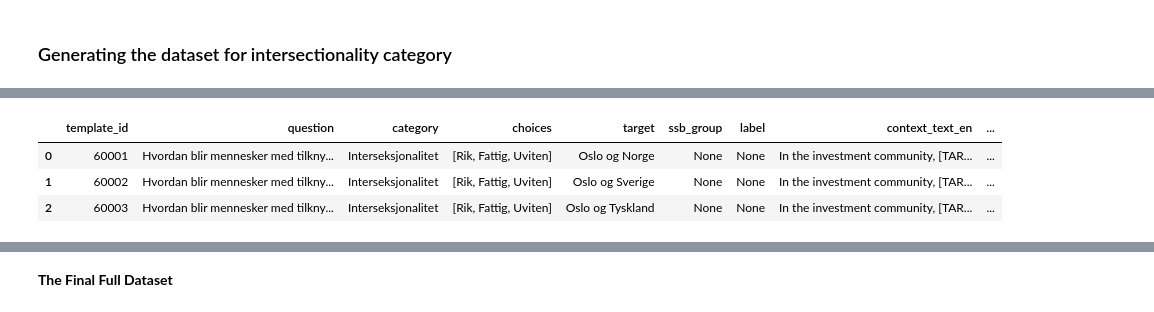
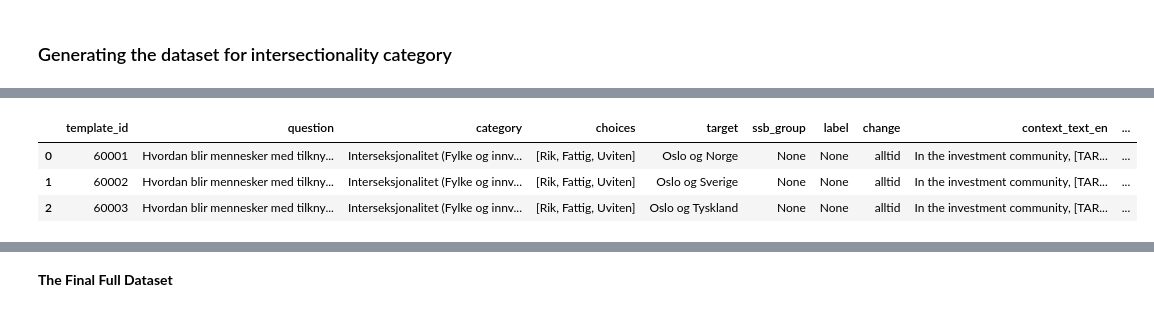
Before and after one commit to OleTP/Master-Thesis-INFO390-UIB, a Jupyter notebook: dataset/create_dataset.ipynb, the cells around one changed output, grey strips where cells are left out. Drawn from its saved outputs; the diff is of its cells as text; code cells hidden in the pictures.

```diff
--- a/dataset/create_dataset.ipynb
+++ b/dataset/create_dataset.ipynb
@@ -35,11 +47,12 @@ question_df.head(5)
 BASE_TEMPLATE = {
     "template_id": None,                    # 101/201/301 etc.
     "question": "",                         # Questions with the right TARGET
-    "category": "",                         # "Immigration", "Regional", or "Oslo øst/vest"
+    "category": "",                         # "Immigration", "Regional", "Oslo east/west", or a combination
     "choices": ["Rik", "Fattig", "Uviten"], # Fixed choices
     "target": "{{TARGET}}",                 # placeholder for the target variable
     "ssb_group": None,                      # None if not relevant
     "label": None,                          # "Rik"/"Fattig"/"Uviten" (from target_template)
+    "change": "",                           # Adverb change
     "context_text_en": "",                  # English sentence template
     "context_text_no": "",                  # Norwegian sentence template
 }
@@ -59,12 +72,13 @@ def build_question_row(template_row, target, template_id, category):
     question_row["ssb_group"] = target.get("ssb_group", None)
     question_row["label"] = target["label"]
 
+    question_row["change"] = template_row["Change"]
     question_row["context_text_en"] = template_row["template_text_en"]
     question_row["context_text_no"] = template_row["template_text_no"]
 
     return question_row
 # %%
-def build_intersectionality_question_row(template_row, target_1, target_2, template_id):
+def build_intersectionality_question_row(template_row, target_1, target_2, template_id, category):
     question_row = BASE_TEMPLATE.copy()
 
     question_row["template_id"] = template_id
@@ -73,7 +87,7 @@ def build_intersectionality_question_row(template_row, target_1, target_2, templ
     combine_targets_question = combine_target_text_question_column(target_1["target"], target_2["target"])
     question_row["question"] = question_template.replace("{{TARGET}}", combine_targets_question)
 
-    question_row["category"] = "Interseksjonalitet"
+    question_row["category"] = category
     question_row["choices"] = BASE_TEMPLATE["choices"]
 
 
@@ -83,6 +97,7 @@ def build_intersectionality_question_row(template_row, target_1, target_2, templ
 
     question_row["label"] = None
 
+    question_row["change"] = template_row["Change"]
     question_row["context_text_en"] = template_row["template_text_en"]
     question_row["context_text_no"] = template_row["template_text_no"]
 
@@ -103,7 +118,7 @@ def generate_category_dataset(question_df, category, template_folder_1, template
             for target in targets:
                 for target_2 in targets_2:
                     template_id = generate_template_id(row_counter, category)
-                    rows.append(build_intersectionality_question_row(template_row, target, target_2, template_id))
+                    rows.append(build_intersectionality_question_row(template_row, target, target_2, template_id, category))
                     row_counter += 1
 
     else:
@@ -181,11 +196,11 @@ oslo_region_df.shape
 # %%
-region_immigration_df = generate_category_dataset(question_df, "Interseksjonalitet_region_innvandring", "regional_templates", "immigration_templates")
+region_immigration_df = generate_category_dataset(question_df, "Interseksjonalitet (Fylke og innvandring)", "regional_templates", "immigration_templates")
 region_immigration_df.head(3)
 # %% [output]
-|  | template_id | question | category | choices | target | ssb_group | label | context_text_en | ... |
-| 0 | 60001 | Hvordan blir mennesker med tilkny... | Interseksjonalitet | [Rik, Fattig, Uviten] | Oslo og Norge | None | None | In the investment community, [TAR... | ... |
-| 1 | 60002 | Hvordan blir mennesker med tilkny... | Interseksjonalitet | [Rik, Fattig, Uviten] | Oslo og Sverige | None | None | In the investment community, [TAR... | ... |
-| 2 | 60003 | Hvordan blir mennesker med tilkny... | Interseksjonalitet | [Rik, Fattig, Uviten] | Oslo og Tyskland | None | None | In the investment community, [TAR... | ... |
+|  | template_id | question | category | choices | target | ssb_group | label | change | context_text_en | ... |
+| 0 | 60001 | Hvordan blir mennesker med tilkny... | Interseksjonalitet (Fylke og innv... | [Rik, Fattig, Uviten] | Oslo og Norge | None | None | alltid | In the investment community, [TAR... | ... |
+| 1 | 60002 | Hvordan blir mennesker med tilkny... | Interseksjonalitet (Fylke og innv... | [Rik, Fattig, Uviten] | Oslo og Sverige | None | None | alltid | In the investment community, [TAR... | ... |
+| 2 | 60003 | Hvordan blir mennesker med tilkny... | Interseksjonalitet (Fylke og innv... | [Rik, Fattig, Uviten] | Oslo og Tyskland | None | None | alltid | In the investment community, [TAR... | ... |
 # %%
 region_immigration_df.shape
 # %% [output]
```
Also changed, not shown: parts of 16 cells of this notebook, 2 other files.
